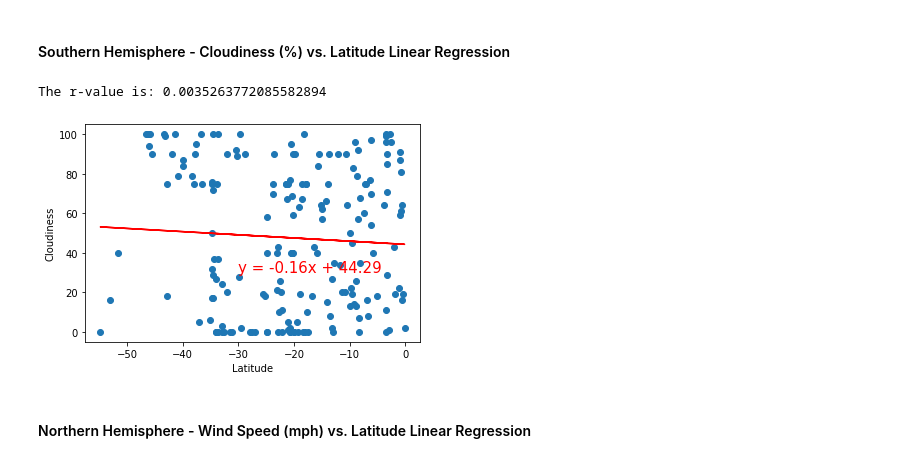
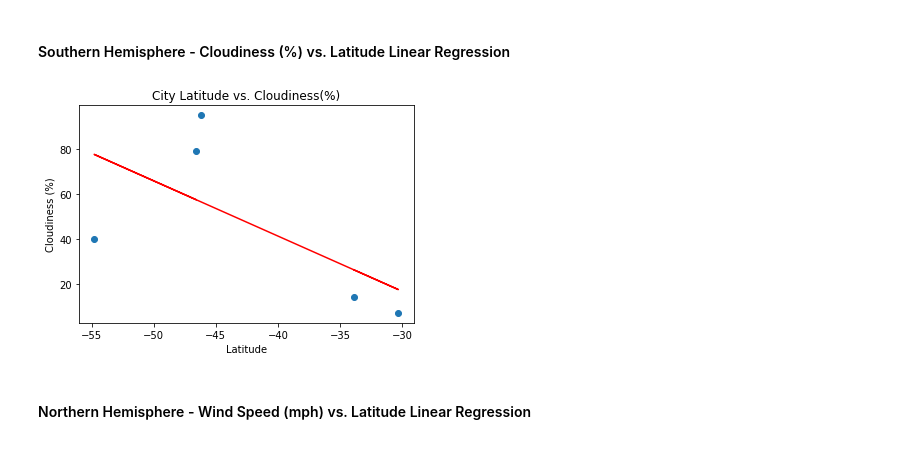
Before and after one commit to kborig89/python-api-challenge, a Jupyter notebook: WeatherPy.ipynb, the cells around one changed output. Drawn from its saved outputs; the diff is of its cells as text; code cells hidden in the pictures.

```diff
--- a/WeatherPy.ipynb
+++ b/WeatherPy.ipynb
@@ -109,8 +109,8 @@ for city in cities:
 
 
         print(f" City processed {city_count} of set{count}|{city}")
-        if city_count>10:
-            break
+        #if city_count>10:
+            #break
 
     except:
         print("City was not found. Skipping to next")
@@ -382,26 +389,27 @@ The r-value is: 0.0020898727664228514
 # %% [markdown]
 ####  Southern Hemisphere - Cloudiness (%) vs. Latitude Linear Regression
 # %%
-lat_temp_reg_fig=plt.figure()
-southern=(["Latitude"]< 0)
-plt.scatter(weather_df["Latitude"],weather_df["Max Temp"])
+south_df=city_list_df.loc[(city_list_df["Lat"]<0)]
+
+slat_cloud_reg_fig=plt.figure()
+
+plt.scatter(south_df["Lat"],south_df["Cloudiness"])
 plt.xlabel("Latitude")
-plt.ylabel("Max Temperature (F)")
-plt.title("City Latitude vs. Max Tempperature (date)")
+plt.ylabel("Cloudiness (%)")
+plt.title("City Latitude vs. Cloudiness(%)")
 
 
-(slope, intercept, rvalue, pvalue, stderr)= stats.linregress(weather_df["Latitude"],weather_df["Max Temp"])
-regress_values= capomulinavg["Latitude"] * slope + intercept
+(slope, intercept, rvalue, pvalue, stderr)= linregress(south_df["Lat"],south_df["Cloudiness"])
+regress_values= south_df["Lat"] * slope + intercept
 line_eq="y = " + str(round(slope,2)) + "x +" +str(round(intercept,2))
 
-plt.plot(capomulinavg["Latitude"],regress_values,"r-")
+plt.plot(south_df["Lat"],regress_values,"r-")
 
 plt.show()
 
-lat_temp_reg_fig.savefig("scatter_lat_temp_regression.png")
+slat_cloud_reg_fig.savefig("scatter_lat_cloud_regression_south.png")
 # %% [output]
-The r-value is: 0.0035263772085582894
-[figure, old version]
+[figure, new version]
 # %% [markdown]
 ####  Northern Hemisphere - Wind Speed (mph) vs. Latitude Linear Regression
 # %%
```
Also changed, not shown: parts of 14 cells of this notebook, 13 other files.
